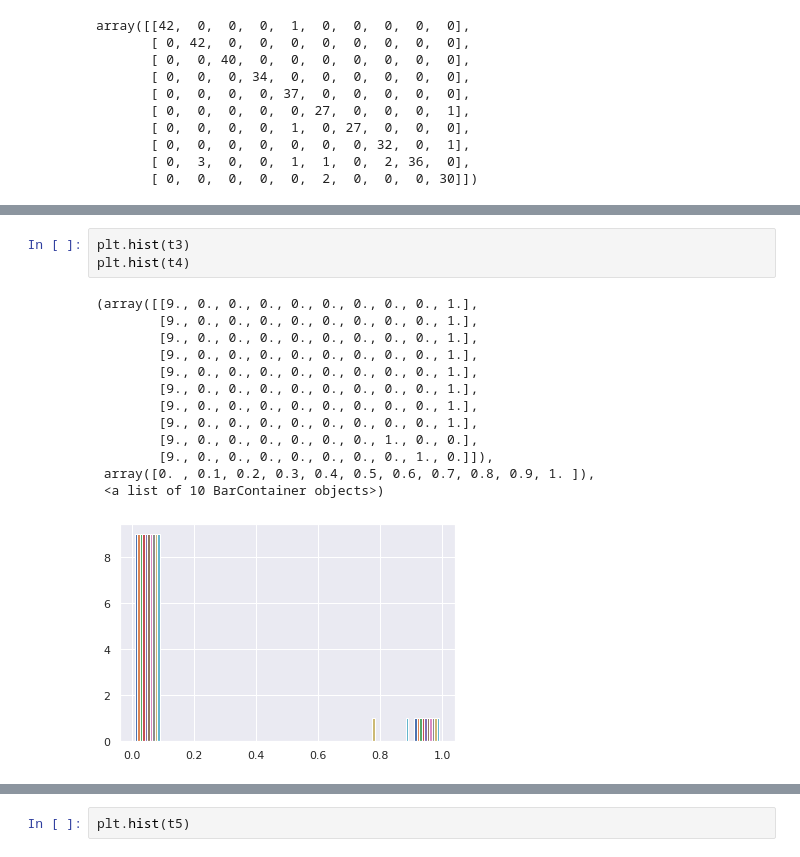
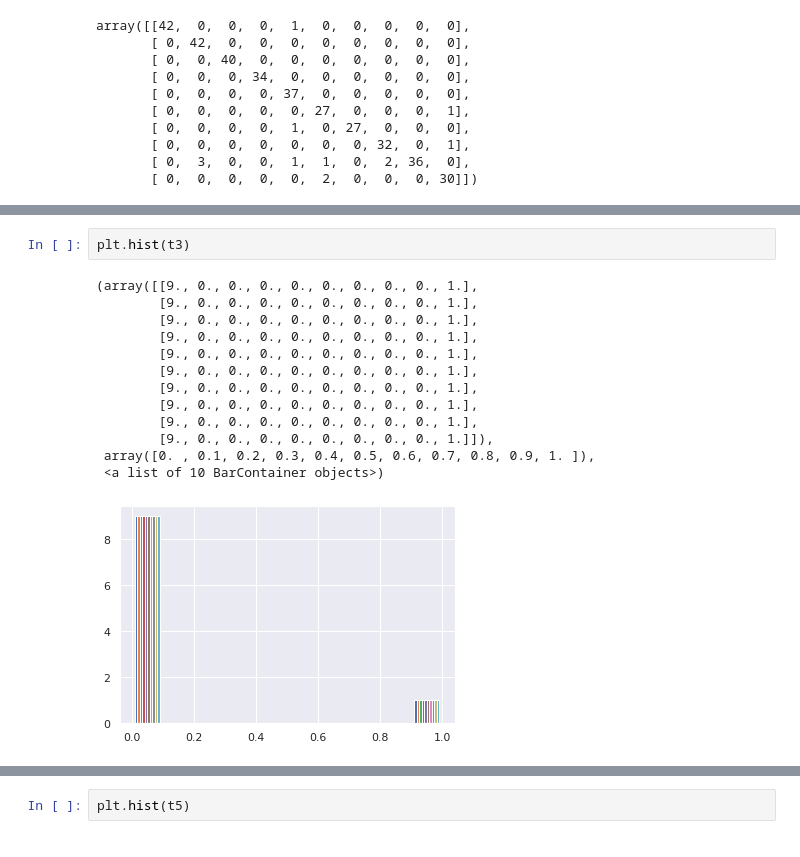
Before and after one commit to Futuremine97/-E02-__Load_Digits, a Jupyter notebook: [E__02]Digits_DecisionTree.ipynb, the cells around one changed output, grey strips where cells are left out. Saved outputs shown, nothing was run; the diff lists cells and outputs as text.

```diff
--- a/[E__02]Digits_DecisionTree.ipynb
+++ b/[E__02]Digits_DecisionTree.ipynb
@@ -437,20 +398,19 @@ decision forest
 # %%
 plt.hist(t3)
-plt.hist(t4)
 # %% [output]
 (array([[9., 0., 0., 0., 0., 0., 0., 0., 0., 1.],
         [9., 0., 0., 0., 0., 0., 0., 0., 0., 1.],
         [9., 0., 0., 0., 0., 0., 0., 0., 0., 1.],
         [9., 0., 0., 0., 0., 0., 0., 0., 0., 1.],
         [9., 0., 0., 0., 0., 0., 0., 0., 0., 1.],
         [9., 0., 0., 0., 0., 0., 0., 0., 0., 1.],
         [9., 0., 0., 0., 0., 0., 0., 0., 0., 1.],
         [9., 0., 0., 0., 0., 0., 0., 0., 0., 1.],
-        [9., 0., 0., 0., 0., 0., 0., 1., 0., 0.],
-        [9., 0., 0., 0., 0., 0., 0., 0., 1., 0.]]),
+        [9., 0., 0., 0., 0., 0., 0., 0., 0., 1.],
+        [9., 0., 0., 0., 0., 0., 0., 0., 0., 1.]]),
  array([0. , 0.1, 0.2, 0.3, 0.4, 0.5, 0.6, 0.7, 0.8, 0.9, 1. ]),
  <a list of 10 BarContainer objects>)
-[figure, old version]
+[figure, new version]
 # %%
 plt.hist(t1)
 plt.hist(t2)
```
Also changed, not shown: parts of 9 cells of this notebook, 1 other file.
